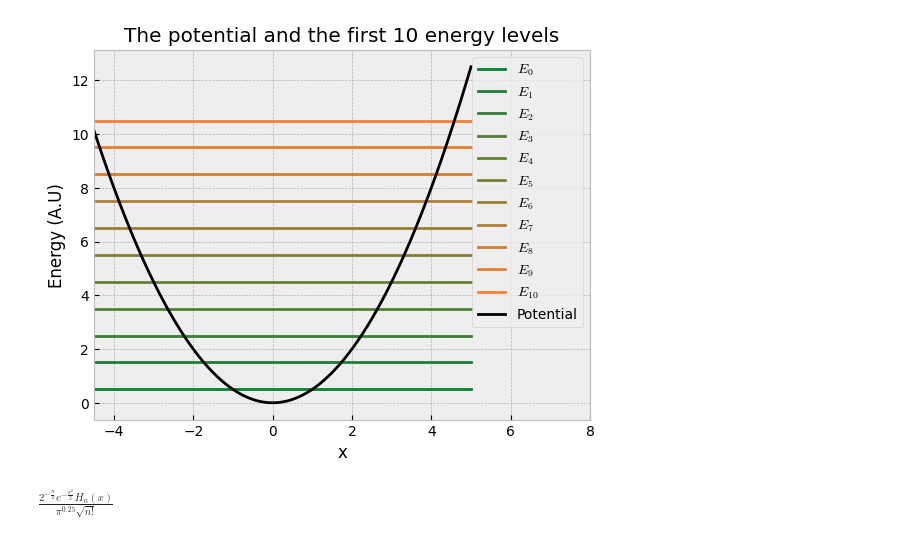
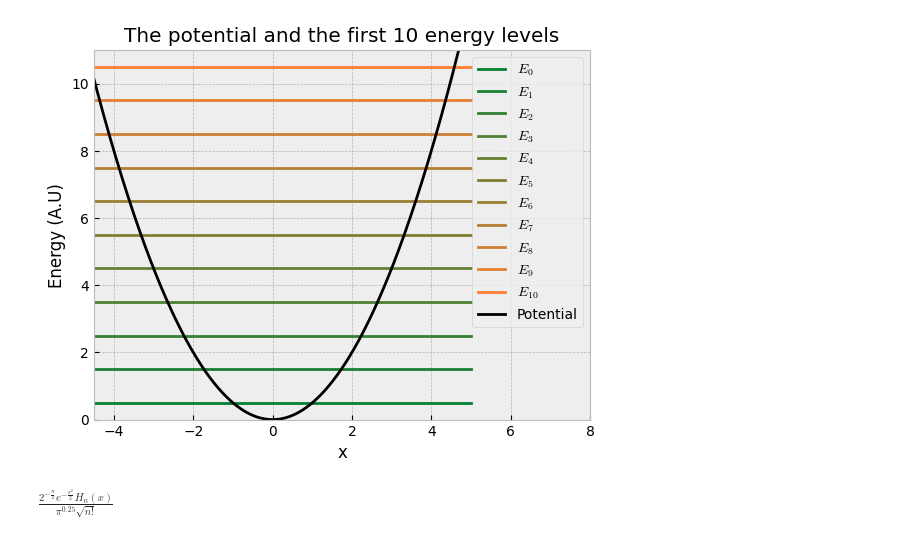
Before and after one commit to grk38/Quantum-Physics-Problems, a Jupyter notebook: exerciseSet_Harmonic_Oscillator.ipynb, the cells around one changed output. Drawn from its saved outputs; the diff is of its cells as text; code cells hidden in the pictures.

```diff
--- a/exerciseSet_Harmonic_Oscillator.ipynb
+++ b/exerciseSet_Harmonic_Oscillator.ipynb
@@ -21,17 +21,18 @@ yValues = np.array([V.subs({x:element}) for element in xValues])
 # %%
 for index in range(11):
     color = (index/10,0.5,0.2)
     energyValues = np.array([E.subs({n:index}) for element in xValues])
     plt.plot(xValues,energyValues,label=fr'$E_{{{index}}}$',color=color)
 plt.plot(xValues,yValues,label='Potential',color='black')
 plt.xlim(-4.5,8)
+plt.ylim(0,11)
 plt.legend()
 plt.xlabel(r'x')
 plt.ylabel('Energy (A.U)')
 plt.title('The potential and the first 10 energy levels')
 plt.show()
 # %% [output]
-[figure, old version]
+[figure, new version]
 # %%
 #Now to the wavefunctions
 psi = sm.hermite(n,x)*sm.exp(-x**2/2)*pi**(-1/4)*(1/sm.sqrt(sm.factorial(n)*2**n))
```
Also changed, not shown: parts of 6 cells of this notebook, 6 other files.
